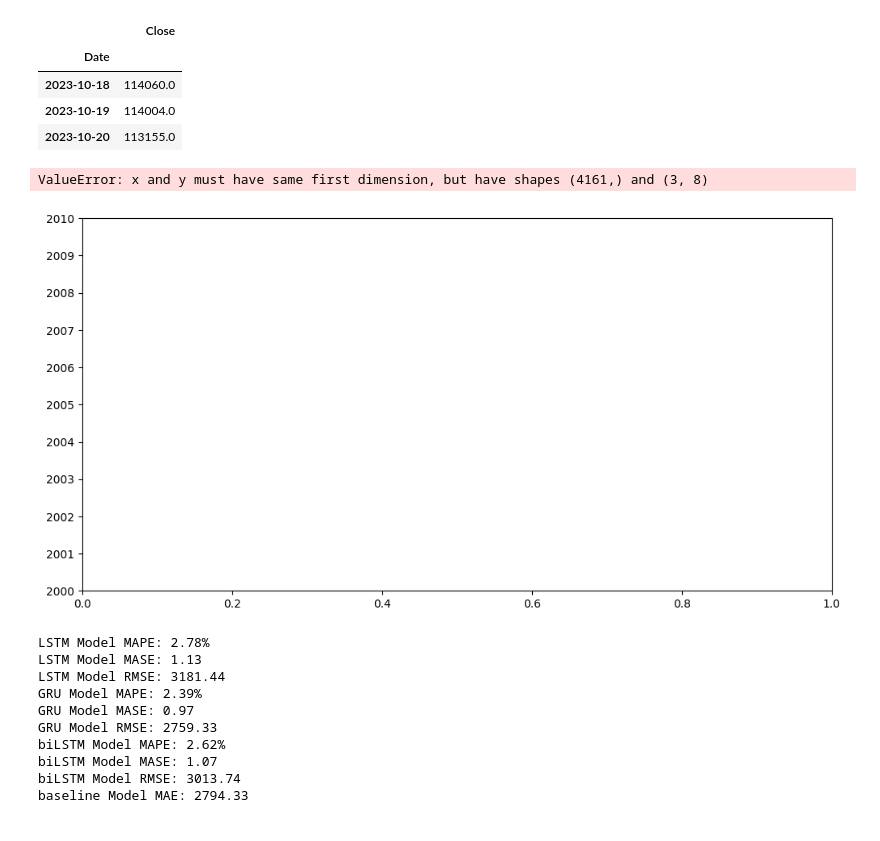
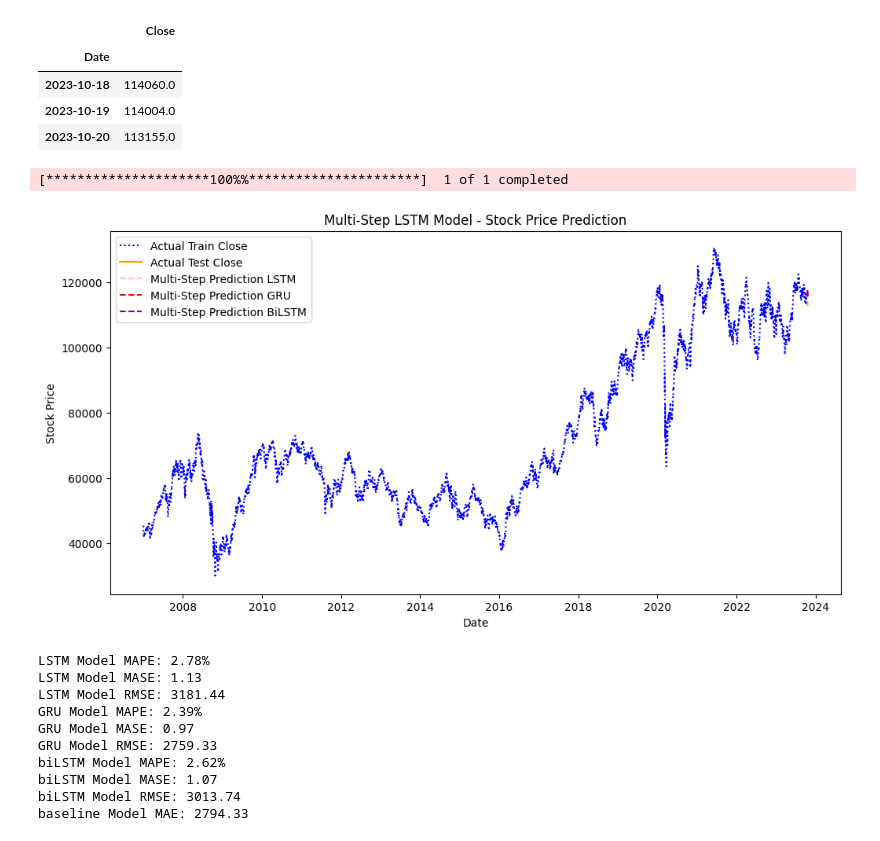
Before and after one commit to marreapato/Forecasting_Paper_XAI, a Jupyter notebook: stocks_type_lags/MultivariateStocks_Baseline_Com_Lags_tryingshaplime.ipynb, the cells around one changed output. Cells and saved outputs as stored; diff of their text form; code cells hidden in the pictures.

```diff
--- a/stocks_type_lags/MultivariateStocks_Baseline_Com_Lags_tryingshaplime.ipynb
+++ b/stocks_type_lags/MultivariateStocks_Baseline_Com_Lags_tryingshaplime.ipynb
@@ -1351,40 +1351,44 @@ data2test
 | 2023-10-18 | 114060.0 |
 | 2023-10-19 | 114004.0 |
 | 2023-10-20 | 113155.0 |
+# %%
+# Download data for the stock (I'm using the Bovespa index as an example)
+data2train = yf.download('^BVSP', '2007-01-01', '2023-10-17')
+# %% [output]
+[*********************100%%**********************]  1 of 1 completed
 # %%
 # Generate future dates for the multi-step prediction
 #last_date = lagged_data.index[-1]
 #future_dates = pd.date_range(start=last_date + pd.Timedelta(days=1), periods=num_steps)
 
 
 #Inverse transform both train and test data
 #trainY = scaler.inverse_transform(trainY.reshape(-1, 1))
 #testY = scaler.inverse_transform(testY.reshape(-1, 1))
 
 # Create a time index for plotting
-time_index_train = data2.index
+time_index_train = data2train.index
 time_index_test = data2test.index
 
 # Plot all true values and the predictions with different colors
 plt.figure(figsize=(12, 6))
-plt.plot(time_index_train, datacheck, label='Actual Train Close', color='blue', linestyle='dotted')
-plt.plot(time_index_test, data2test, label='Actual Test Close', color='orange')
+plt.plot(time_index_train, data2train['Close'], label='Actual Train Close', color='blue', linestyle='dotted')
+plt.plot(time_index_test, data2test['Close'], label='Actual Test Close', color='orange')
 
 # Plot the multi-step predictions
 #plt.figure(figsize=(12, 6))
 #plt.plot(data.index, data['Close'], label='Historical Data')
 plt.plot(time_index_test, multi_step_preds, label='Multi-Step Prediction LSTM', linestyle='dashed',color='pink')
 plt.plot(time_index_test, multi_step_preds_GRU, label='Multi-Step Prediction GRU', linestyle='dashed',color='red')
 plt.plot(time_index_test, multi_step_preds_bilstm, label='Multi-Step Prediction BiLSTM', linestyle='dashed',color='purple')
 
 plt.title('Multi-Step LSTM Model - Stock Price Prediction')
 plt.xlabel('Date')
 plt.ylabel('Stock Price')
 plt.legend()
 plt.show()
 # %% [output]
-ValueError: x and y must have same first dimension, but have shapes (4161,) and (3, 8)
-[figure, old version]
+[figure, new version]
 # %%
 test_to_errors=np.array(data2test[['Close']])
 
```
Also changed, not shown: parts of 42 cells of this notebook.
